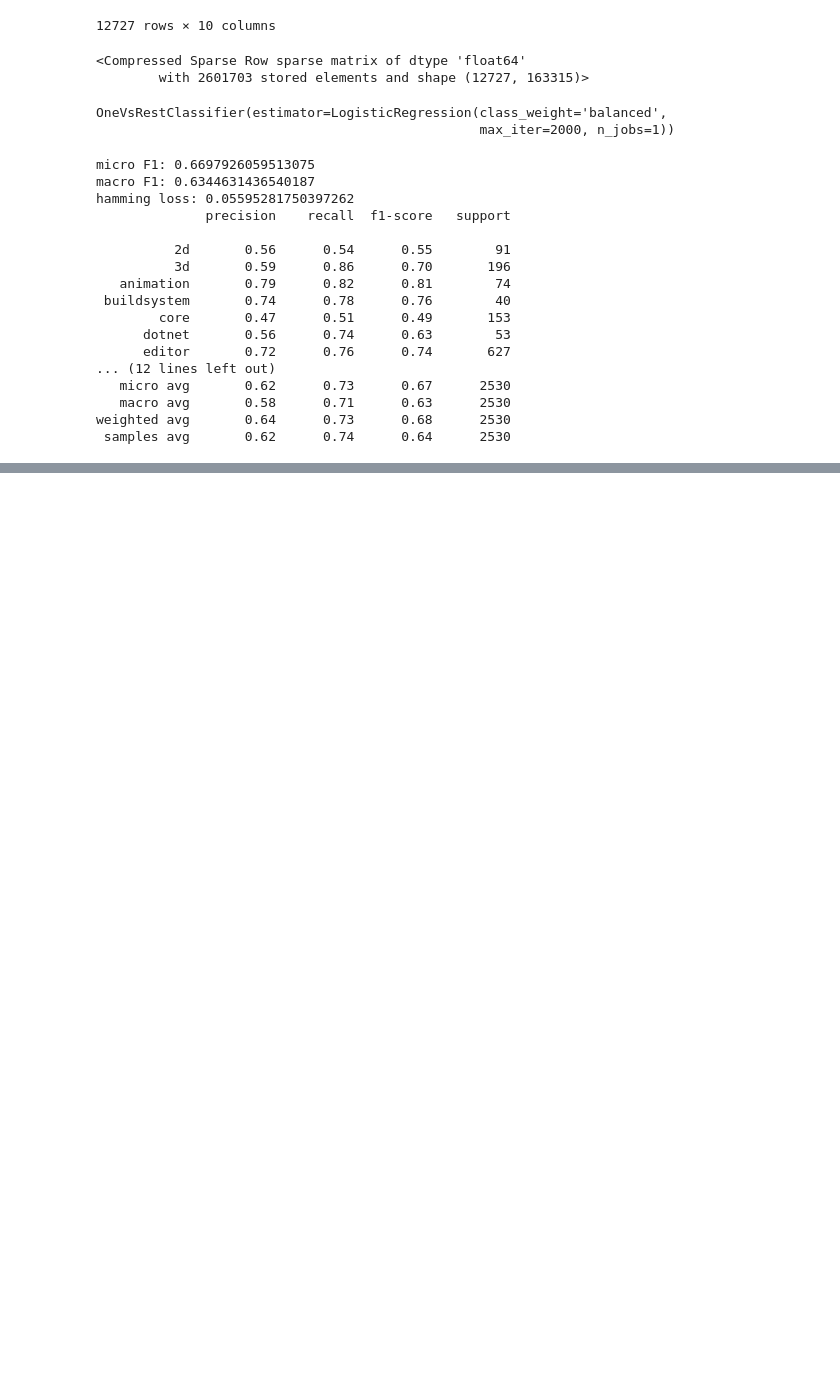
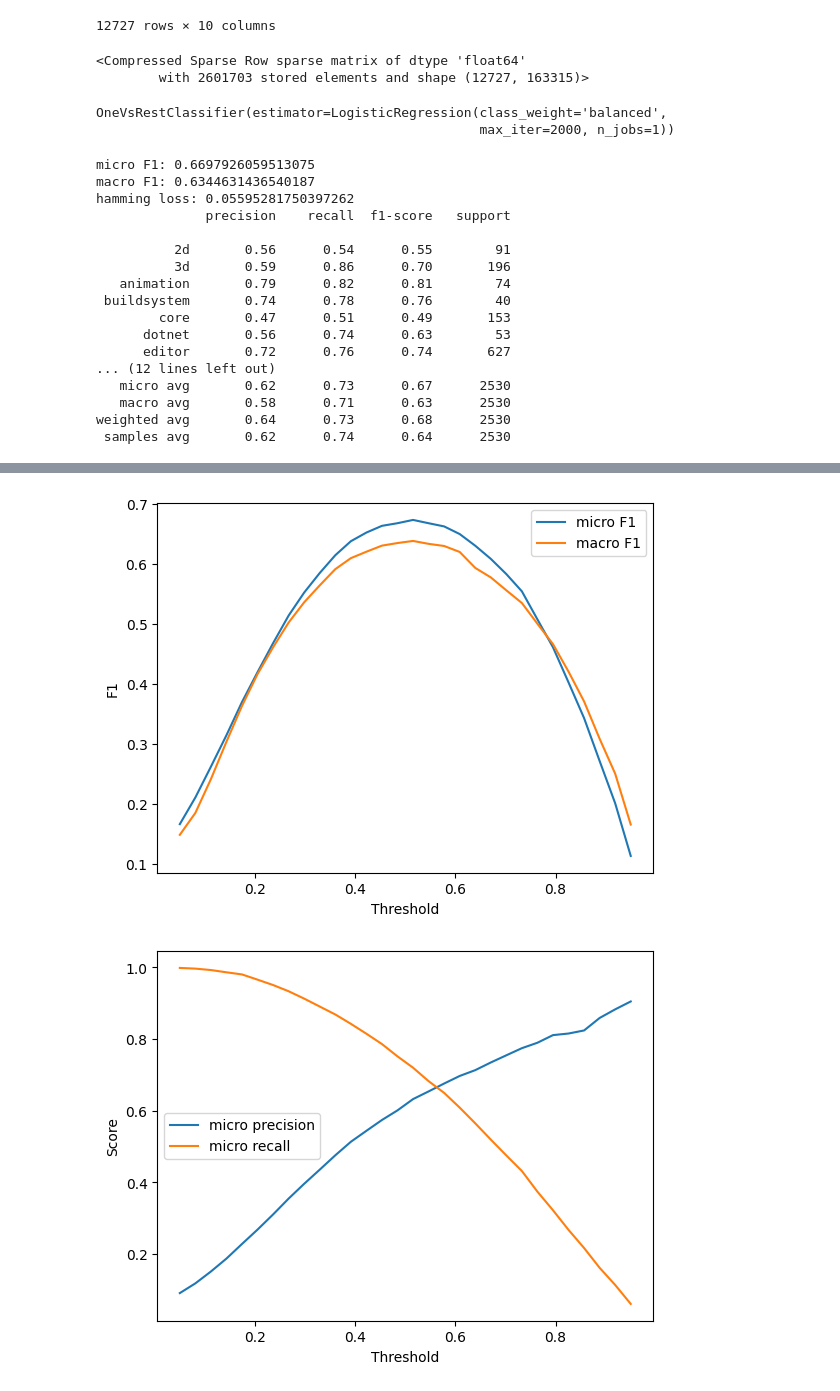
Before and after one commit to paul-rl/godot-issue-triager, a Jupyter notebook: src/scripts/baseline/td-idf.ipynb, the cells around one changed output, grey strips where cells are left out. Drawn from its saved outputs; the diff is of its cells as text; code cells hidden in the pictures; blank space fills up the shorter version.

```diff
--- a/src/scripts/baseline/td-idf.ipynb
+++ b/src/scripts/baseline/td-idf.ipynb
@@ -50,7 +50,7 @@ X_train
         with 2601703 stored elements and shape (12727, 163315)>
 # %%
 from sklearn.preprocessing import MultiLabelBinarizer
-mlb = MultiLabelBinarizer()
+mlb = MultiLabelBinarizer(classes=topics)
 Y_train = mlb.fit_transform(train_df['topic'])
 # %%
 from sklearn.linear_model import LogisticRegression
@@ -216,0 +209,67 @@ P@3, R@3: 0.409057572423909 0.8772002200220022
+# %%
+import numpy as np
+import matplotlib.pyplot as plt
+from sklearn.metrics import (
+    f1_score, hamming_loss,
+    precision_score, recall_score
+)
+
+# Make sure you have proba already:
+# proba = clf.predict_proba(X_val)
+
+candidates = np.linspace(0.05, 0.95, 30)
+
+micro_f1s, macro_f1s, ham_losses = [], [], []
+micro_ps, micro_rs = [], []
+coverages, avg_labels = [], []
+
+for t in candidates:
+    Yp = (proba >= t).astype(int)
+
+    micro_f1s.append(f1_score(Y_val, Yp, average="micro", zero_division=0))
+    macro_f1s.append(f1_score(Y_val, Yp, average="macro", zero_division=0))
+    ham_losses.append(hamming_loss(Y_val, Yp))
+
+    micro_ps.append(precision_score(Y_val, Yp, average="micro", zero_division=0))
+    micro_rs.append(recall_score(Y_val, Yp, average="micro", zero_division=0))
+
+    coverages.append((Yp.sum(axis=1) > 0).mean())
+    avg_labels.append(Yp.sum(axis=1).mean())
+
+# 1) F1 vs threshold
+plt.figure()
+plt.plot(candidates, micro_f1s, label="micro F1")
+plt.plot(candidates, macro_f1s, label="macro F1")
+plt.xlabel("Threshold")
+plt.ylabel("F1")
+plt.legend()
+plt.show()
+
+# 2) Precision/Recall vs threshold
+plt.figure()
+plt.plot(candidates, micro_ps, label="micro precision")
+plt.plot(candidates, micro_rs, label="micro recall")
+plt.xlabel("Threshold")
+plt.ylabel("Score")
+plt.legend()
+plt.show()
+
+# 3) Hamming loss vs threshold
+plt.figure()
+plt.plot(candidates, ham_losses, label="hamming loss")
+plt.xlabel("Threshold")
+plt.ylabel("Loss")
+plt.legend()
+plt.show()
+
+# 4) Coverage & avg predicted labels vs threshold
+plt.figure()
+plt.plot(candidates, coverages, label="coverage (>=1 label predicted)")
+plt.plot(candidates, avg_labels, label="avg predicted labels per issue")
+plt.xlabel("Threshold")
+plt.ylabel("Value")
+plt.legend()
+plt.show()
+# %% [output]
+[figure, added]
+[figure, added]
```
Also changed, not shown: parts of 11 cells of this notebook, 1 other file.
